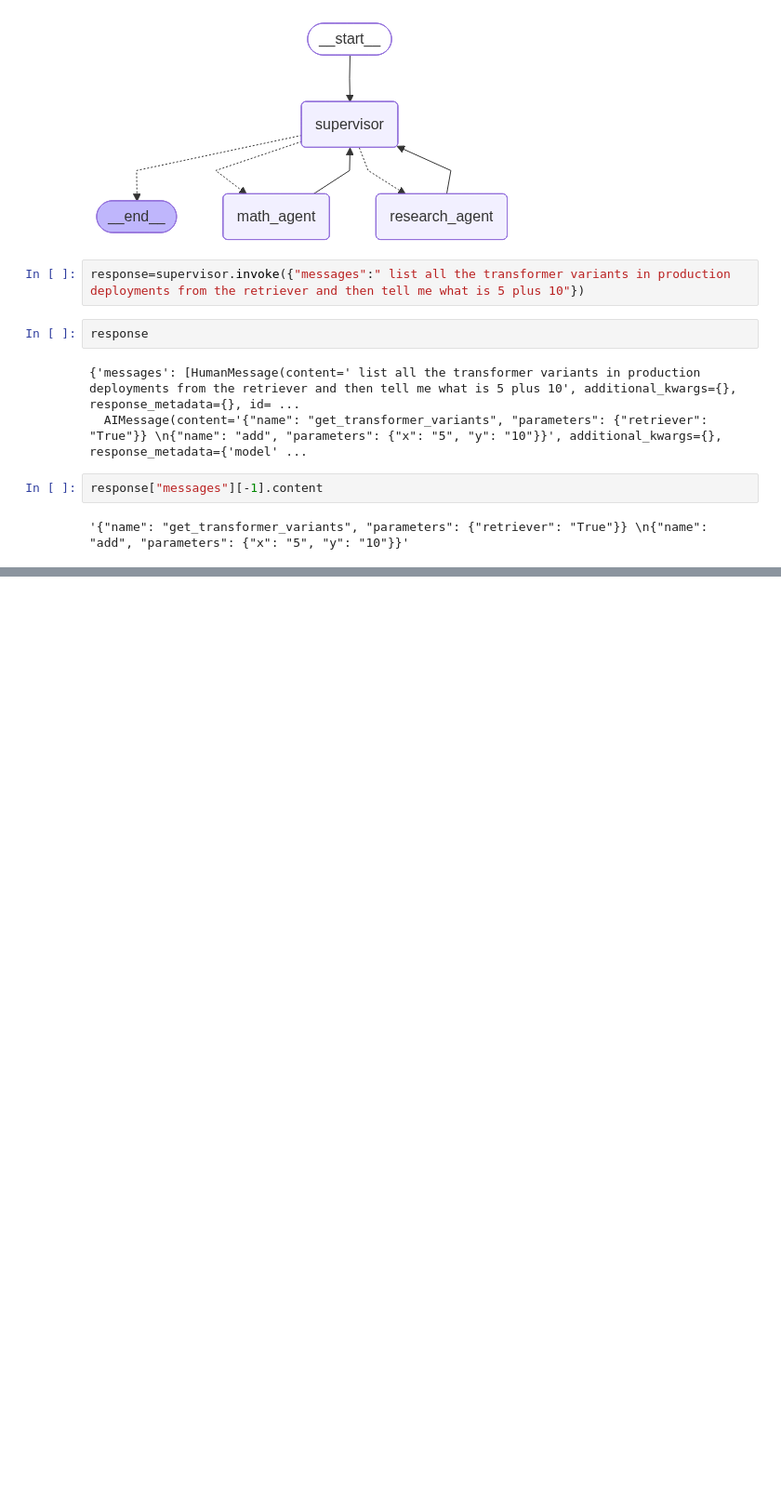
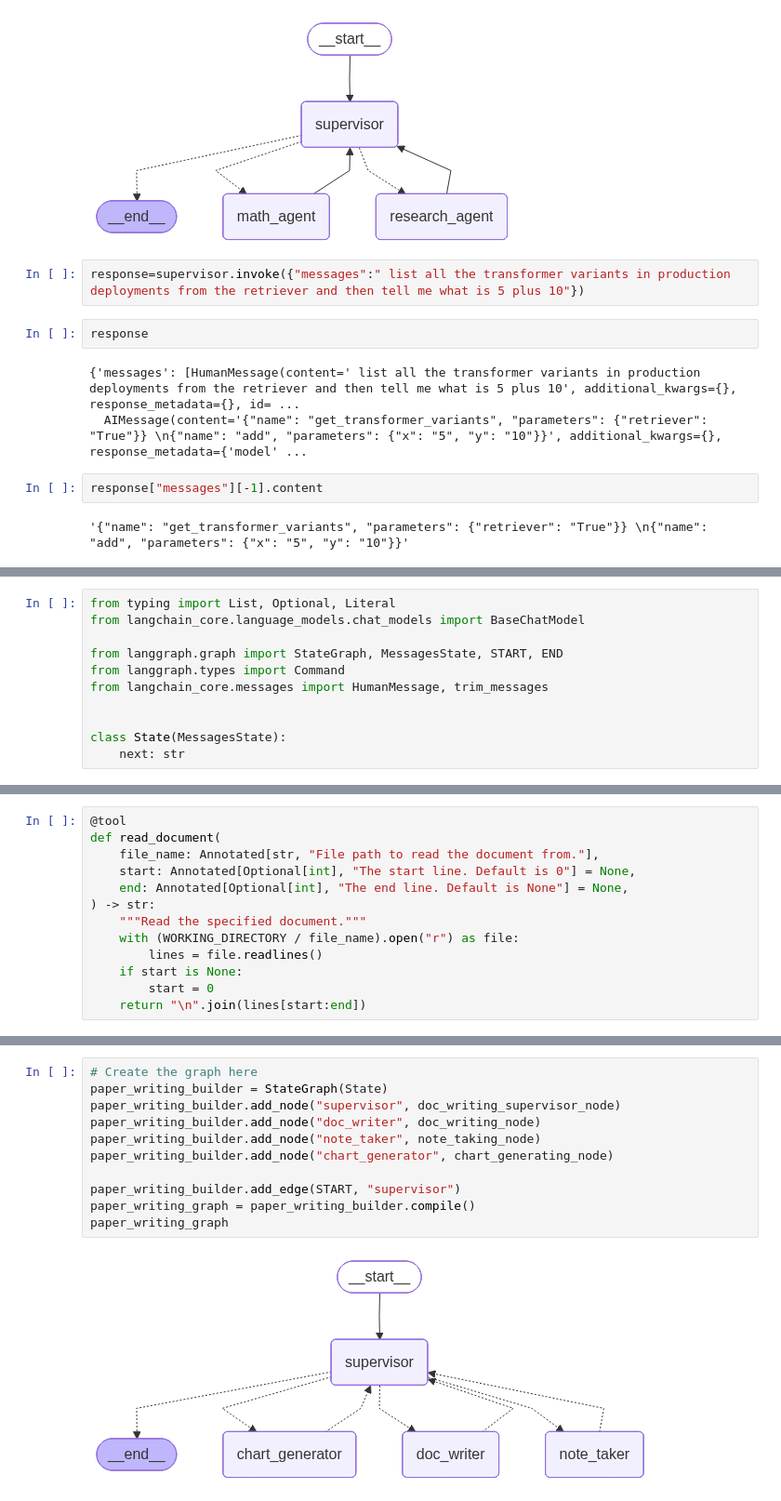
Before and after one commit to arnavbhatiamait/Agentic-Ai-and-Rag-Krish-naik, a Jupyter notebook: 18 - MultiAgent Architecture/1-MultiAgent.ipynb, the cells around one changed output, grey strips where cells are left out. Shown at 93% size. Saved outputs shown, nothing was run; the diff lists cells and outputs as text; blank space fills up the shorter version.

```diff
--- a/18 - MultiAgent Architecture/1-MultiAgent.ipynb
+++ b/18 - MultiAgent Architecture/1-MultiAgent.ipynb
@@ -261,0 +371,11 @@ response["messages"][-1].content
+# %%
+from typing import List, Optional, Literal
+from langchain_core.language_models.chat_models import BaseChatModel
+
+from langgraph.graph import StateGraph, MessagesState, START, END
+from langgraph.types import Command
+from langchain_core.messages import HumanMessage, trim_messages
+
+
+class State(MessagesState):
+    next: str
@@ -261,0 +473,13 @@ response["messages"][-1].content
+# %%
+@tool
+def read_document(
+    file_name: Annotated[str, "File path to read the document from."],
+    start: Annotated[Optional[int], "The start line. Default is 0"] = None,
+    end: Annotated[Optional[int], "The end line. Default is None"] = None,
+) -> str:
+    """Read the specified document."""
+    with (WORKING_DIRECTORY / file_name).open("r") as file:
+        lines = file.readlines()
+    if start is None:
+        start = 0
+    return "\n".join(lines[start:end])
@@ -261,0 +560,13 @@ response["messages"][-1].content
+# %%
+# Create the graph here
+paper_writing_builder = StateGraph(State)
+paper_writing_builder.add_node("supervisor", doc_writing_supervisor_node)
+paper_writing_builder.add_node("doc_writer", doc_writing_node)
+paper_writing_builder.add_node("note_taker", note_taking_node)
+paper_writing_builder.add_node("chart_generator", chart_generating_node)
+
+paper_writing_builder.add_edge(START, "supervisor")
+paper_writing_graph = paper_writing_builder.compile()
+paper_writing_graph
+# %% [output]
+[figure, added]
```
Also changed, not shown: parts of 17 cells of this notebook.
